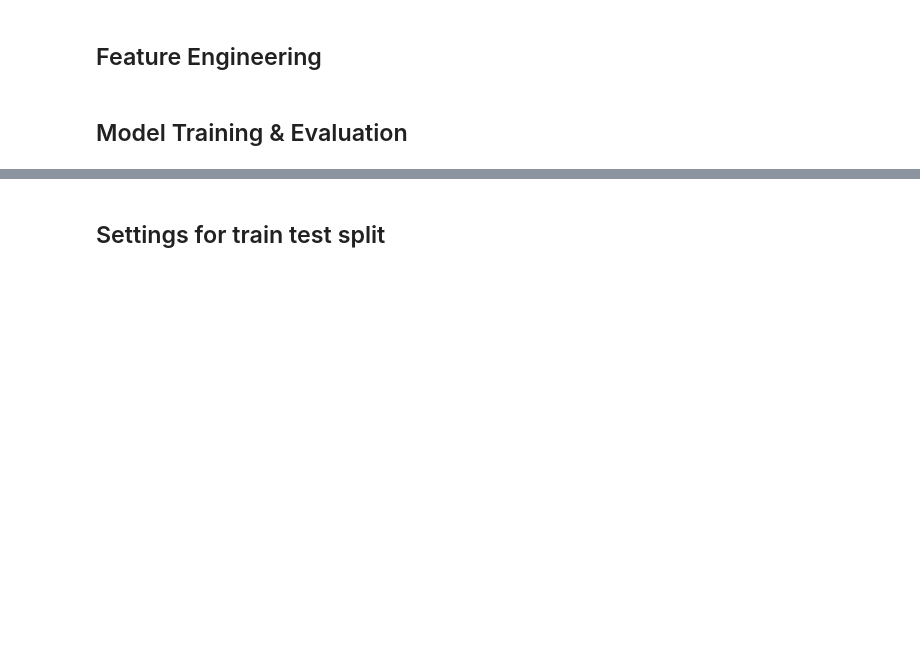
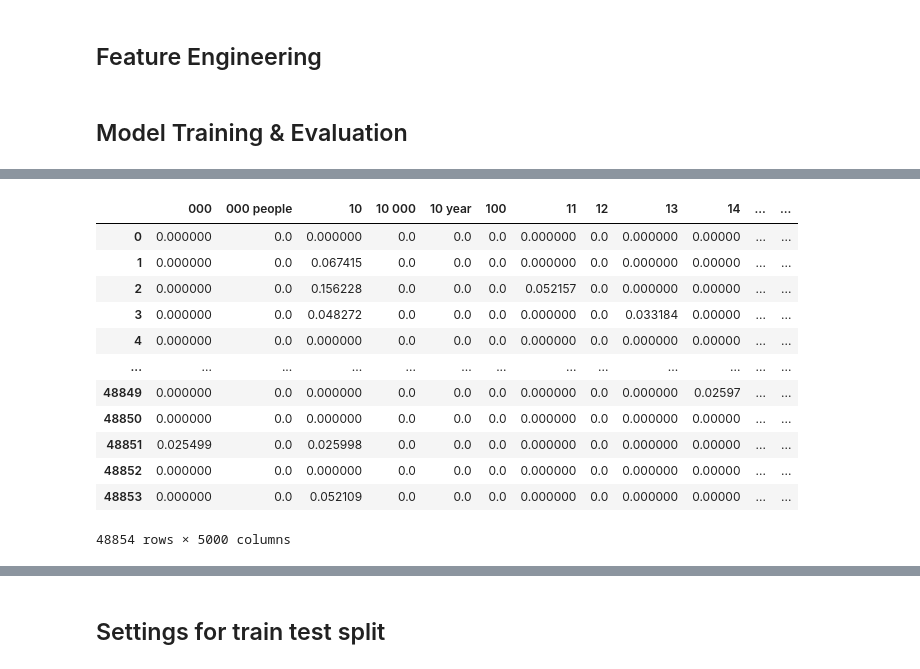
Before and after one commit to Droffilc13/CS4248-NLP_Project, a Jupyter notebook: Team18.ipynb, the cells around one changed output, grey strips where cells are left out. Cells and saved outputs as stored; diff of their text form; code cells hidden in the pictures; blank space fills up the shorter version.

```diff
--- a/Team18.ipynb
+++ b/Team18.ipynb
@@ -31,2 +97,17 @@ print(y.head())
+# %%
+import pandas as pd
+
+# Data consists of text (feature) + classification (y value: 1/2/3/4)
+TEXT_FEATURE_NAME = "text"
+CLASSIFICATION_NAME = "classification"
+
+# CONSTANTS
+classifier_mapping = {
+    1: "Satire",
+    2: "Hoax",
+    3: "Propaganda",
+    4: "Reliable News"
+}
+mapping_df = pd.DataFrame(list(classifier_mapping.items()), columns=['classification', 'label'])
 # %% [markdown]
 ## Data Analysis
@@ -88,3 +420,16 @@ train_features = add_features(x_train)
 print(train_features)
 # %% [markdown]
 ## Model Training & Evaluation
+# %%
+import pandas as pd
+import os
+
+OUTPUT_FOLDER = "preprocessed_data"
+FILE_NAME = "preprocessed_fe_train.csv"
+file_path = os.path.join(OUTPUT_FOLDER, FILE_NAME)
+
+if not os.path.exists(file_path):
+    raise FileNotFoundError(f"File {file_path} does not exists!")
+
+df = pd.read_csv(file_path)
+df
@@ -90,0 +450,4 @@ print(train_features)
+# %%
+X = df.drop(columns=[CLASSIFICATION_NAME])
+y = df[CLASSIFICATION_NAME]
+X, y
@@ -91,9 +472,27 @@ print(train_features)
 # %%
 #TODO: remove this once feature engineering is up
 from sklearn.feature_extraction.text import TfidfVectorizer
+import numpy as np
 
-max_features = 10000
+max_features = 5000
 
-vectorizer = TfidfVectorizer(max_features=max_features)
-tfidf_matrix = vectorizer.fit_transform(X)
+vectorizer = TfidfVectorizer(max_features=max_features, ngram_range=(1,3))
+# Solution to np.str_ to convert invalid document characters to string from this post:
+# https://stackoverflow.com/questions/39303912/tfidfvectorizer-in-scikit-learn-valueerror-np-nan-is-an-invalid-document
+tfidf_matrix = vectorizer.fit_transform(X[TEXT_FEATURE_NAME].apply(lambda x: np.str_(x)))
 tfidf_df = pd.DataFrame(tfidf_matrix.toarray(), columns=vectorizer.get_feature_names_out())
+tfidf_df
+# %% [output]
+|  | 000 | 000 people | 10 | 10 000 | 10 year | 100 | 11 | 12 | 13 | 14 | ... | ... |
+| 0 | 0.000000 | 0.0 | 0.000000 | 0.0 | 0.0 | 0.0 | 0.000000 | 0.0 | 0.000000 | 0.00000 | ... | ... |
+| 1 | 0.000000 | 0.0 | 0.067415 | 0.0 | 0.0 | 0.0 | 0.000000 | 0.0 | 0.000000 | 0.00000 | ... | ... |
+| 2 | 0.000000 | 0.0 | 0.156228 | 0.0 | 0.0 | 0.0 | 0.052157 | 0.0 | 0.000000 | 0.00000 | ... | ... |
+| 3 | 0.000000 | 0.0 | 0.048272 | 0.0 | 0.0 | 0.0 | 0.000000 | 0.0 | 0.033184 | 0.00000 | ... | ... |
+| 4 | 0.000000 | 0.0 | 0.000000 | 0.0 | 0.0 | 0.0 | 0.000000 | 0.0 | 0.000000 | 0.00000 | ... | ... |
+| ... | ... | ... | ... | ... | ... | ... | ... | ... | ... | ... | ... | ... |
+| 48849 | 0.000000 | 0.0 | 0.000000 | 0.0 | 0.0 | 0.0 | 0.000000 | 0.0 | 0.000000 | 0.02597 | ... | ... |
+| 48850 | 0.000000 | 0.0 | 0.000000 | 0.0 | 0.0 | 0.0 | 0.000000 | 0.0 | 0.000000 | 0.00000 | ... | ... |
+| 48851 | 0.025499 | 0.0 | 0.025998 | 0.0 | 0.0 | 0.0 | 0.000000 | 0.0 | 0.000000 | 0.00000 | ... | ... |
+| 48852 | 0.000000 | 0.0 | 0.000000 | 0.0 | 0.0 | 0.0 | 0.000000 | 0.0 | 0.000000 | 0.00000 | ... | ... |
+| 48853 | 0.000000 | 0.0 | 0.052109 | 0.0 | 0.0 | 0.0 | 0.000000 | 0.0 | 0.000000 | 0.00000 | ... | ... |
+48854 rows × 5000 columns
```
Also changed, not shown: parts of 44 cells of this notebook.
